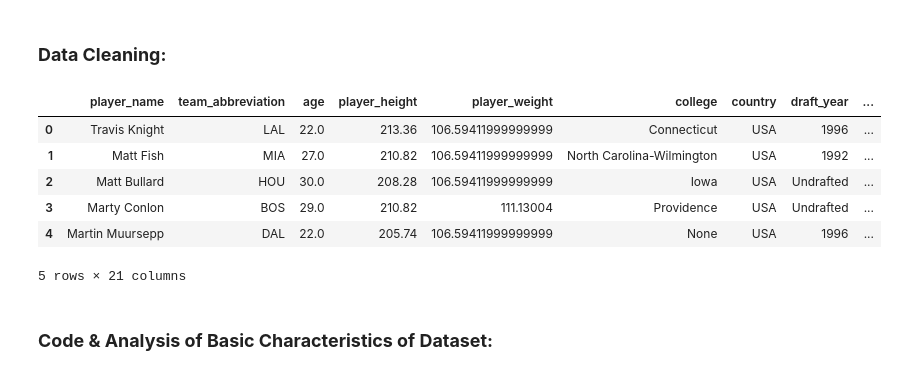
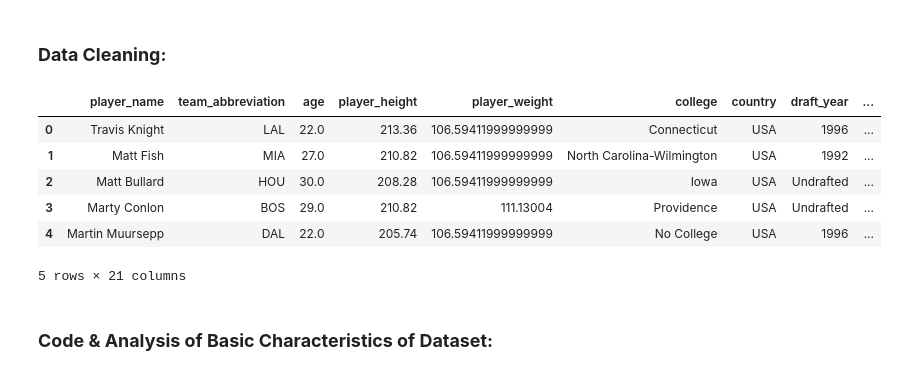
Before and after one commit to preet-panchal/NBA-MVP-Predictor, a Jupyter notebook: final-project-group16.ipynb, the cells around one changed output. Saved outputs shown, nothing was run; the diff lists cells and outputs as text; code cells hidden in the pictures.

```diff
--- a/final-project-group16.ipynb
+++ b/final-project-group16.ipynb
@@ -79,14 +95,15 @@ Requirement already satisfied: setuptools in /Library/Frameworks/Python.framewor
 # %%
 # removing additional placeholder/column for index
 df.drop(columns=[''], inplace=True)
+df['college'] = df['college'].replace(['None'],'No College')
 df[:5]
 # %% [output]
 |  | player_name | team_abbreviation | age | player_height | player_weight | college | country | draft_year | ... |
 | 0 | Travis Knight | LAL | 22.0 | 213.36 | 106.59411999999999 | Connecticut | USA | 1996 | ... |
 | 1 | Matt Fish | MIA | 27.0 | 210.82 | 106.59411999999999 | North Carolina-Wilmington | USA | 1992 | ... |
 | 2 | Matt Bullard | HOU | 30.0 | 208.28 | 106.59411999999999 | Iowa | USA | Undrafted | ... |
 | 3 | Marty Conlon | BOS | 29.0 | 210.82 | 111.13004 | Providence | USA | Undrafted | ... |
-| 4 | Martin Muursepp | DAL | 22.0 | 205.74 | 106.59411999999999 | None | USA | 1996 | ... |
+| 4 | Martin Muursepp | DAL | 22.0 | 205.74 | 106.59411999999999 | No College | USA | 1996 | ... |
 5 rows × 21 columns
 # %% [markdown]
 ### **Code & Analysis of Basic Characteristics of Dataset:**
```
Also changed, not shown: parts of 8 cells of this notebook.
